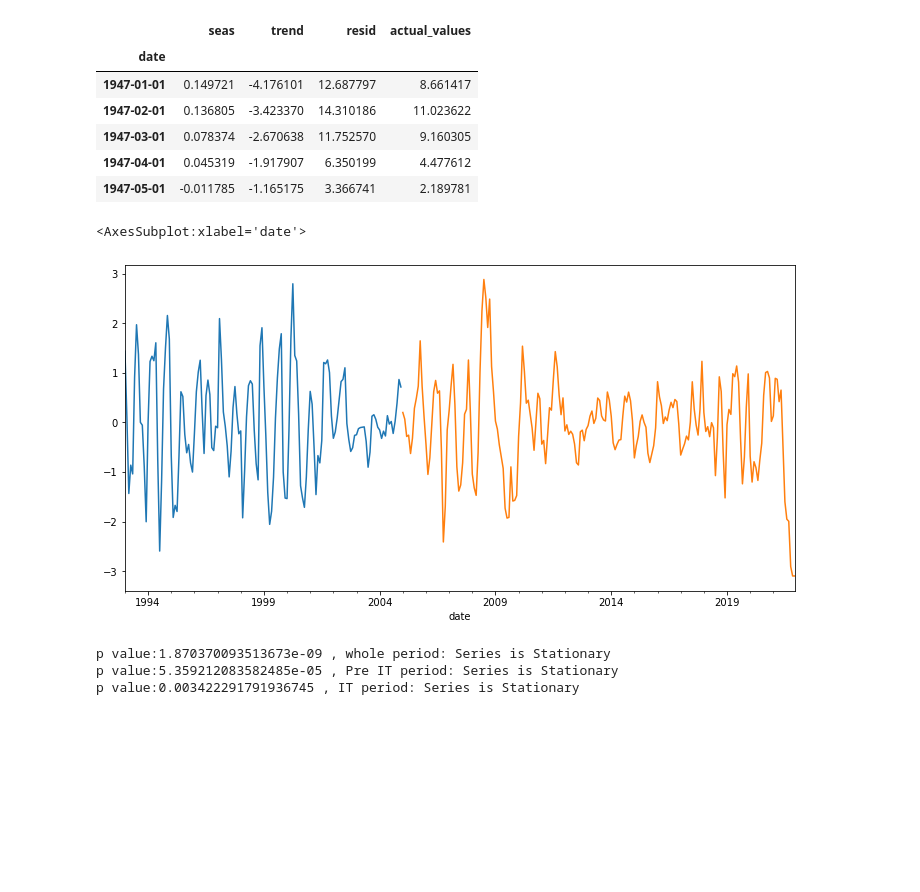
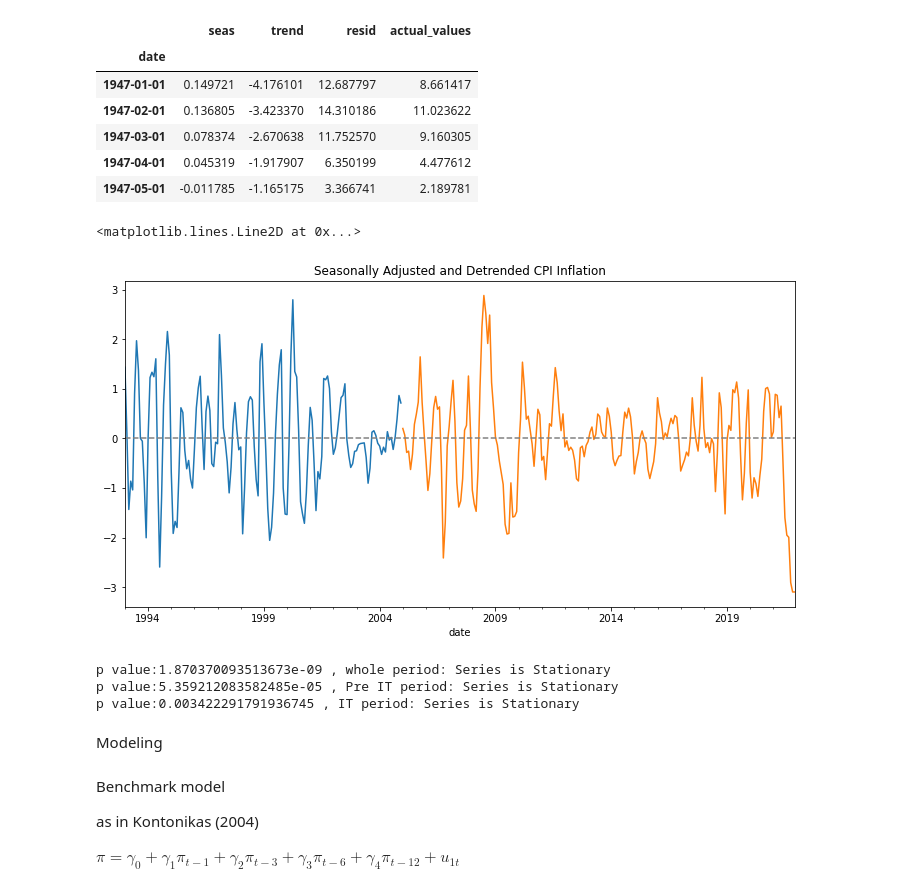
Before and after one commit to Marianojgm86/GARCH-CODES, a Jupyter notebook: modelling_seasAdj.ipynb, the cells around one changed output. Saved outputs shown, nothing was run; the diff lists cells and outputs as text; code cells hidden in the pictures; blank space fills up the shorter version.

Commit message:
Seasonally adjusted models

```diff
--- a/modelling_seasAdj.ipynb
+++ b/modelling_seasAdj.ipynb
@@ -92,13 +79,31 @@ df_rec.head()
 # %%
 inf1['inf_seasAdj'] = df_rec.resid
 
+# IT regime dummy variable
+inf1['IT_reg'] = np.zeros(len(inf1))
+inf1['IT_reg']['2005-01-01':] = 1
+
+# lag creation
+inf1["inf_seasAdj_l1"] = inf1['inf_seasAdj'].shift()
+inf1["inf_seasAdj_l3"] = inf1['inf_seasAdj'].shift(3)
+inf1["inf_seasAdj_l6"] = inf1['inf_seasAdj'].shift(6)
+inf1["inf_seasAdj_l12"] = inf1['inf_seasAdj'].shift(12)
+# drop na's
+inf1.dropna(inplace=True)
+
+# Working DataFrames
+# complete "simetric" dataframe
 simdf = inf1.loc['1993-01-01':'2021-12-01']
-predf = simdf.loc['1992-01-01':'2004-12-01']
+# Pre IT DataFrame
+predf = simdf.loc['1993-01-01':'2004-12-01']
+# IT DataFrame
 itdf  = simdf.loc['2005-01-01':'2021-12-01']
 # %%
 predf['inf_seasAdj'].plot(figsize=(12,6))
 itdf['inf_seasAdj'].plot(figsize=(12,6))
+plt.title('Seasonally Adjusted and Detrended CPI Inflation')
+plt.axhline(y=0, color='grey', linestyle='--')
 # %% [output]
-<AxesSubplot:xlabel='date'>
+<matplotlib.lines.Line2D at 0x...>
-[figure, old version]
+[figure, new version]
 # %%
@@ -117,3 +121,11 @@ print(f"p value:{adf}", ", IT period: Series is Stationary" if adf <0.05 else ",
 p value:1.870370093513673e-09 , whole period: Series is Stationary
 p value:5.359212083582485e-05 , Pre IT period: Series is Stationary
 p value:0.003422291791936745 , IT period: Series is Stationary
+# %% [markdown]
+Modeling
+# %% [markdown]
+Benchmark model
+
+as in Kontonikas (2004)
+
+$\pi = \gamma_0 + \gamma_1\pi_{t-1} + \gamma_2\pi_{t-3} + \gamma_3\pi_{t-6} + \gamma_4\pi_{t-12} + u_{1t}$
```
Also changed, not shown: parts of 16 cells of this notebook.
